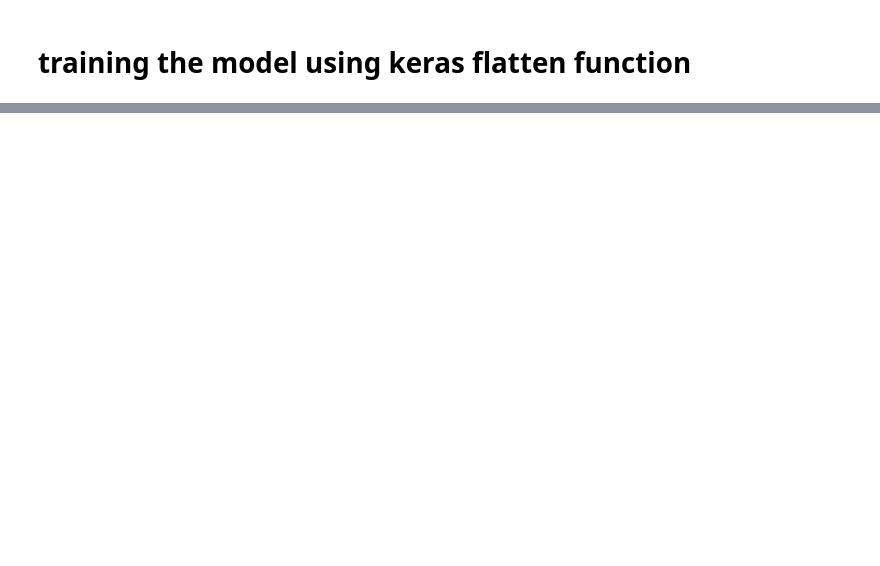
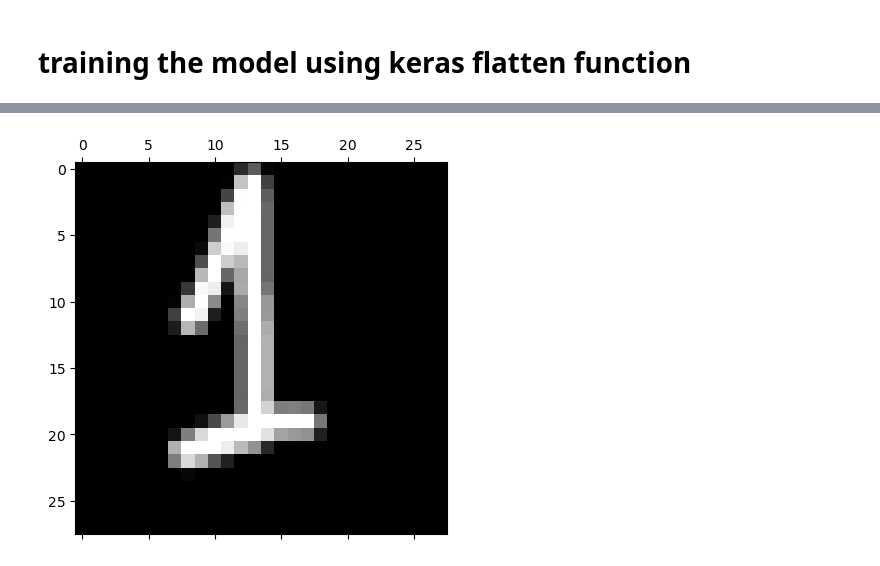
Before and after one commit to Sameershrinath/Digit-Recognition, a Jupyter notebook: digitrecog.ipynb, the cells around one changed output, grey strips where cells are left out. Drawn from its saved outputs; the diff is of its cells as text; code cells hidden in the pictures; blank space fills up the shorter version.

```diff
--- a/digitrecog.ipynb
+++ b/digitrecog.ipynb
@@ -184,14 +232,14 @@ plt.show()
 # %%
-model=keras.Sequential([
+model2=keras.Sequential([
     keras.layers.Flatten(input_shape=(28,28)),
     keras.layers.Dense(100,activation='relu'),
     keras.layers.Dense(10,activation='sigmoid')
 ])
 
-model.compile(
+model2.compile(
             optimizer='adam',
             loss='sparse_categorical_crossentropy',
             metrics=['accuracy']
               )
-model.fit(x_train,y_train,epochs=5)
+model2.fit(x_train,y_train,epochs=10)
 # %% [output]
@@ -208,0 +269,82 @@ Epoch 5/5
+# %%
+import numpy as np
+import tkinter as tk
+from PIL import Image, ImageDraw
+import matplotlib.pyplot as plt
+import tensorflow as tf  # Ensure TensorFlow is imported
+
+model=model
+
+# Initialize a 28x28 white image
+canvas_size = 280
+img = Image.new("L", (canvas_size, canvas_size), 255)
+draw = ImageDraw.Draw(img)
+
+# Initialize Tkinter window
+root = tk.Tk()
+root.title("Draw a 28x28 Image")
+
+# Create a Canvas
+canvas = tk.Canvas(root, width=canvas_size, height=canvas_size, bg="white")
+canvas.pack()
+
+saved_array = None
+
+def paint(event):
+    """Draw on the canvas"""
+    x1, y1 = (event.x - 10), (event.y - 10)
+    x2, y2 = (event.x + 10), (event.y + 10)
+    canvas.create_oval(x1, y1, x2, y2, fill="black", outline="black")
+    draw.ellipse([x1, y1, x2, y2], fill="black")
+
+canvas.bind("<B1-Motion>", paint)
+
+def save_and_predict():
+    """Convert to 28x28, flatten, normalize, and predict"""
+    global saved_array
+
+    # Convert to 28x28 grayscale
+    resized_img = img.resize((28, 28))
+    saved_array = np.array(resized_img, dtype=np.float32)  # Ensure float32 dtype
+
+    # Invert colors: Ensure black (digit) is 255 and background is 0
+    saved_array = 255 - saved_array
+
+    # Normalize: Scale pixel values to [0, 1] (if model expects it)
+    normalized_array = saved_array / 255.0
+
+    # Flatten to (1, 784)
+    input_data = normalized_array.reshape(1, 784).astype(np.float32)
+
+    # Ensure input is a NumPy array
+    input_data = np.array(input_data, dtype=np.float32)
+
+    # Visualize image
+    plt.matshow(saved_array, cmap="gray")
+    plt.show()
+
+    # Print the array
+    print("Processed Array Shape:", input_data.shape)
+
+    # Predict using the model
+    prediction = model.predict(input_data)
+    predicted_digit = np.argmax(prediction)
+    # Clear the canvas for a new drawing
+    canvas.delete("all")
+    draw.rectangle([0, 0, canvas_size, canvas_size], fill="white")
+
+    print("Predicted Digit:", predicted_digit)
+
+    return predicted_digit
+
+
+# Add a button to save and predict
+button_save = tk.Button(root, text="Save & Predict", command=save_and_predict)
+button_clear = tk.Button(root, text="Clear", command=lambda: canvas.delete("all"))
+
+button_save.pack()
+button_clear.pack()
+
+root.mainloop()
+# %% [output]
+[figure, added]
```
Also changed, not shown: parts of 25 cells of this notebook, 2 other files.
